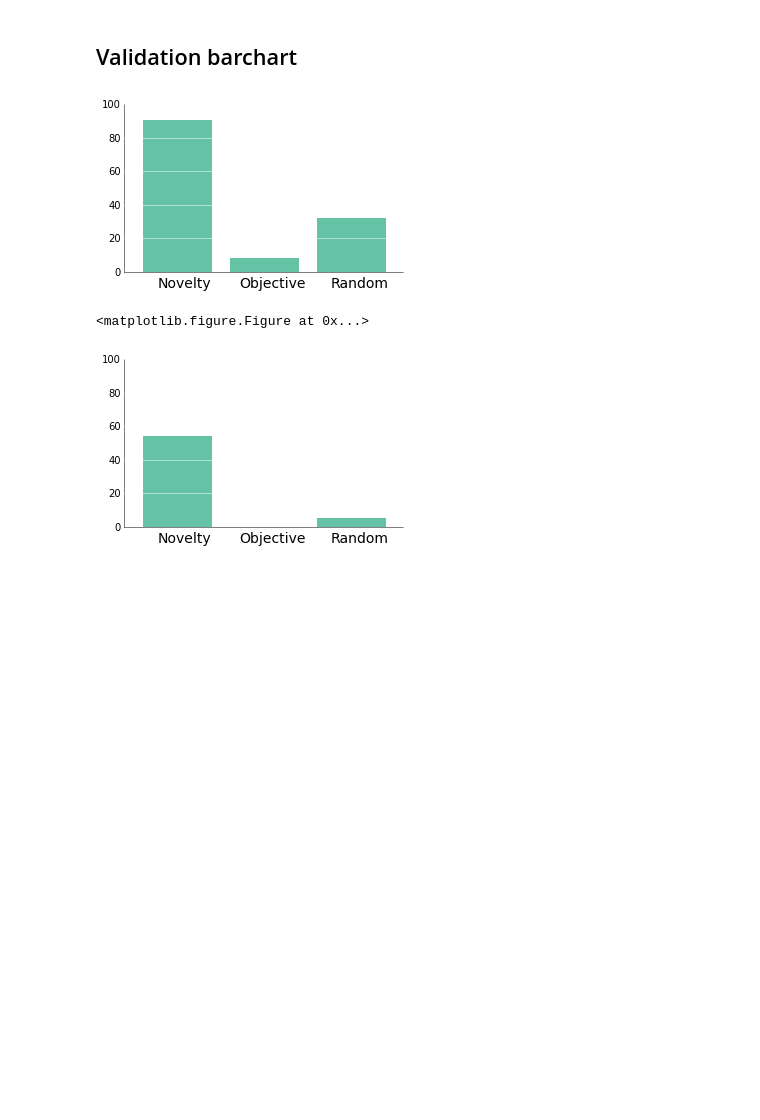
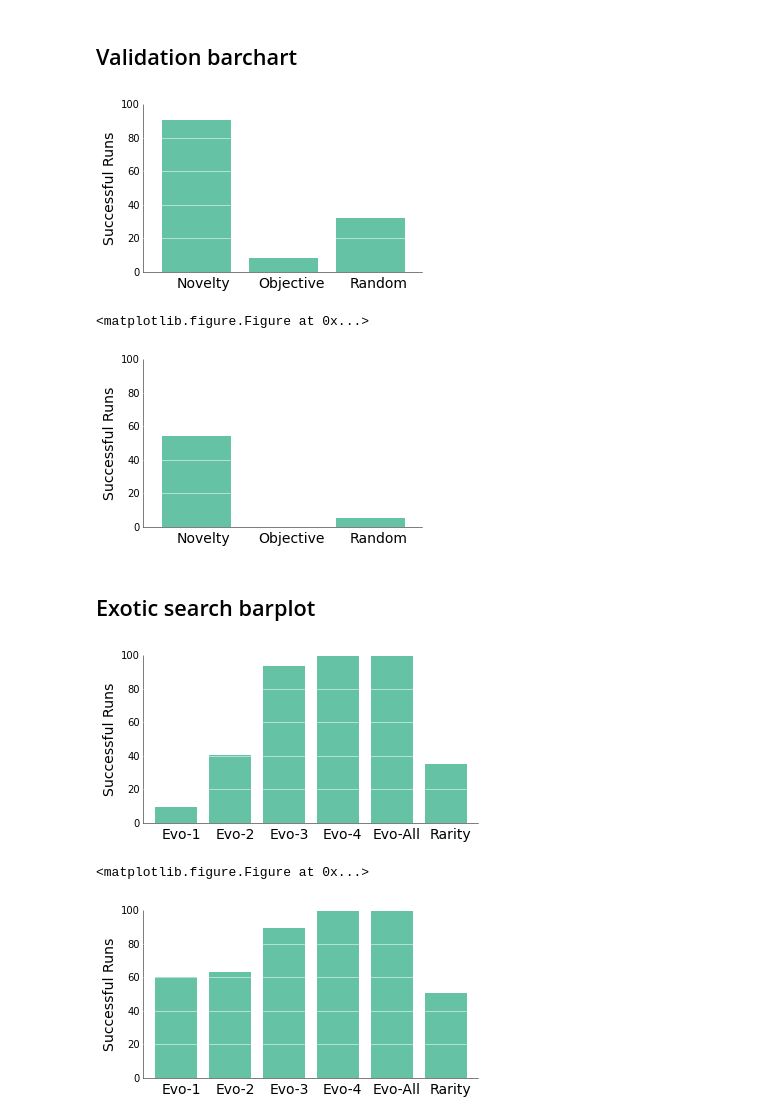
Before and after one commit to jal278/mazerobot-python, a Jupyter notebook: Maze calculations.ipynb, the cells around one changed output. Drawn from its saved outputs; the diff is of its cells as text; code cells hidden in the pictures; blank space fills up the shorter version.

```diff
--- a/Maze calculations.ipynb
+++ b/Maze calculations.ipynb
@@ -668,7 +717,7 @@ print evo_dist.max()
 from pylab import *
 
 params = {
-   'axes.labelsize': 8,
+   'axes.labelsize': 14,
    'text.fontsize': 12,
    'legend.fontsize': 10,
    'xtick.labelsize': 14,
@@ -693,7 +742,7 @@ y=[91,9,33]
 ppl.bar(ax, [0,1,2], y, grid='y')
 ax.set_xticks(arange(3)+0.5)
 ax.set_xticklabels(x)
-
+ax.set_ylabel("Successful Runs")
 fig.savefig('validation_medium.pdf')
 
 figure()
@@ -710,8 +759,63 @@ ppl.bar(ax, [0,1,2], y, grid='y')
 ax.set_xticks(arange(3)+0.5)
 ax.set_xticklabels(x)
 ax.set_ylim(0,100)
+ax.set_ylabel("Successful Runs")
 fig.savefig('validation_hard.pdf')
 # %% [output]
-[figure, old version]
+[figure, new version]
 <matplotlib.figure.Figure at 0x...>
-[figure, old version]
+[figure, new version]
+# %% [markdown]
+## Exotic search barplot
+# %%
+from pylab import *
+
+params = {
+   'axes.labelsize': 14,
+   'text.fontsize': 12,
+   'legend.fontsize': 10,
+   'xtick.labelsize': 14,
+   'ytick.labelsize': 10,
+   'text.usetex': False,
+   'figure.figsize': [6.0, 3.0]
+   }
+rcParams.update(params)
+
+import prettyplotlib as ppl
+import numpy as np
+import matplotlib.pyplot as plt
+
+fig, ax = plt.subplots(1)
+
+np.random.seed(14)
+
+x=["Evo-1","Evo-2","Evo-3","Evo-4","Evo-All","Rarity"]
+y=[10,41,94,100,100,36]
+
+# 'y' for make a grid based on where the major ticks are on the y-axis
+ppl.bar(ax, [0,1,2,3,4,5], y, grid='y')
+ax.set_xticks(arange(6)+0.5)
+ax.set_xticklabels(x)
+ax.set_ylabel("Successful Runs")
+fig.savefig('driving_medium.pdf')
+
+figure()
+
+fig, ax = plt.subplots(1)
+
+np.random.seed(14)
+
+x=["Evo-1","Evo-2","Evo-3","Evo-4","Evo-All","Rarity"]
+y=[61,64,90,100,100,51]
+
+# 'y' for make a grid based on where the major ticks are on the y-axis
+ppl.bar(ax, [0,1,2,3,4,5], y, grid='y')
+ax.set_xticks(arange(6)+0.5)
+ax.set_xticklabels(x)
+ax.set_ylim(0,100)
+ax.set_ylabel("Successful Runs")
+fig.savefig('driving_hard.pdf')
+# %% [output]
+[figure, added]
+<matplotlib.figure.Figure at 0x...>
+[figure, added]
```
Also changed, not shown: parts of 9 cells of this notebook, 2 other files.
